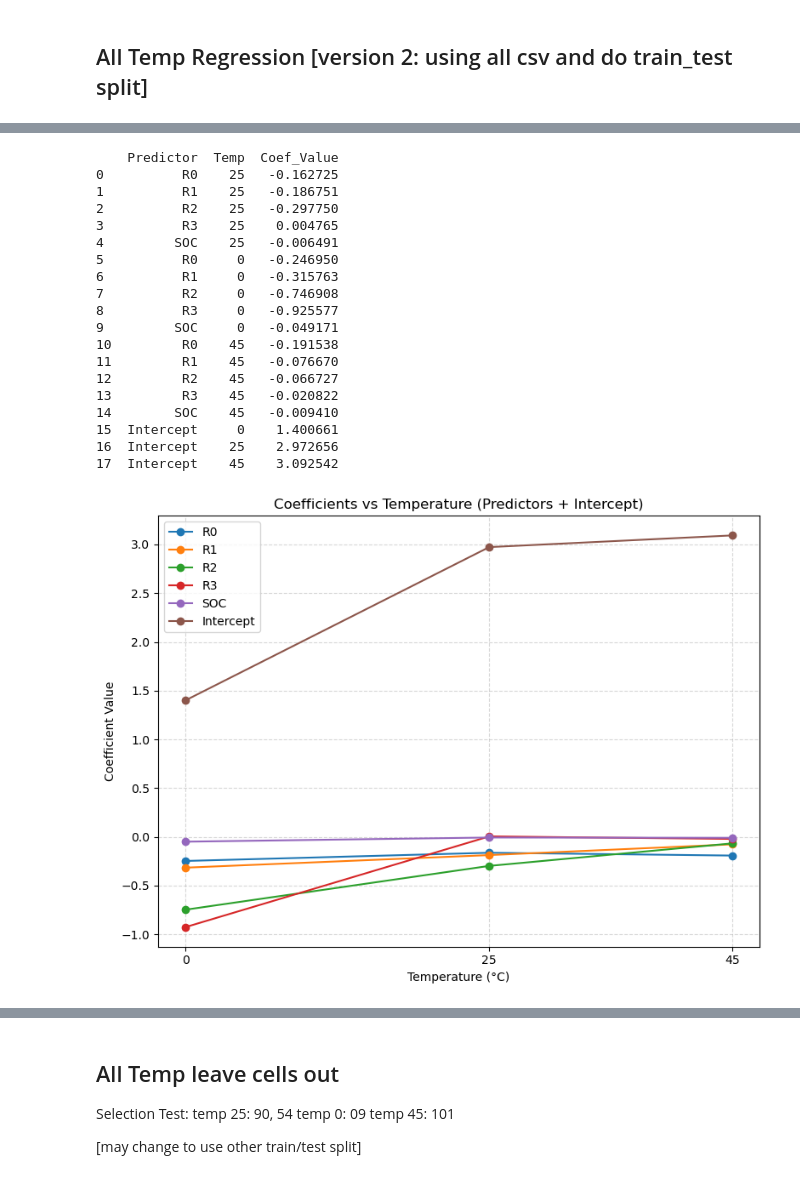
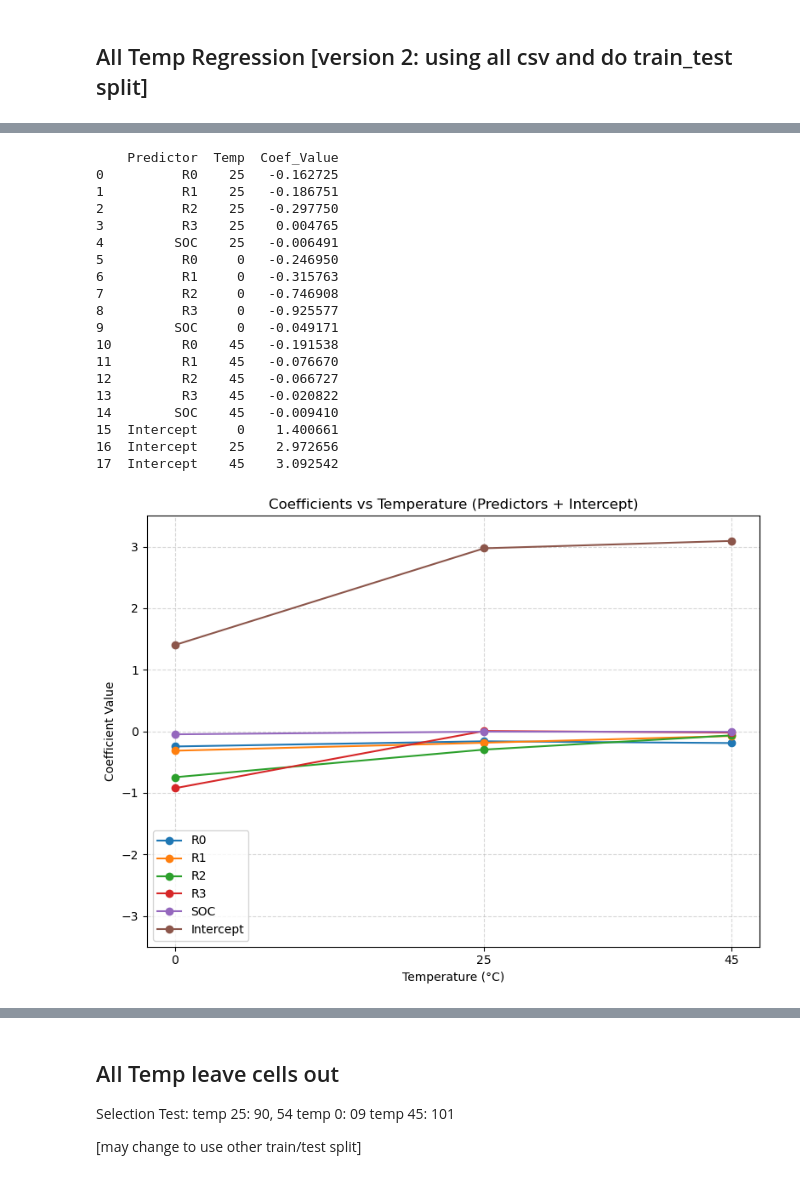
Before and after one commit to ZxZhang914/ECM-battery-research, a Jupyter notebook: SOH_LinearRegression.ipynb, the cells around one changed output, grey strips where cells are left out. Saved outputs shown, nothing was run; the diff lists cells and outputs as text; code cells hidden in the pictures.

```diff
--- a/SOH_LinearRegression.ipynb
+++ b/SOH_LinearRegression.ipynb
@@ -680,7 +680,7 @@ import matplotlib.pyplot as plt
 # 0) Load all data (single source)
 # -------------------------------------------------
 # df_all = pd.read_csv("fulldf_global_all.csv")
-df_all = pd.read_csv("fulldf_global_all.csv")
+df_all = pd.read_csv("fulldf_global_date_G25SOC_all.csv")
 print(df_all.shape)
 
 file_save_dir = "SOH_Regression_Results/AllTemp/"
@@ -1093,32 +1093,32 @@ for pred in all_effects_df["Predictor"].unique():
 
 
 plt.title("Coefficients vs Temperature (Predictors + Intercept)")
 plt.xlabel("Temperature (°C)")
 plt.ylabel("Coefficient Value")
 plt.grid(True, linestyle="--", alpha=0.5)
 plt.xticks([0,25,45])
-# plt.ylim(-3.1, 3.1)
+plt.ylim(-3.5, 3.5)
 plt.legend()
 plt.tight_layout()
 plt.show()
 # %% [output]
     Predictor  Temp  Coef_Value
 0          R0    25   -0.162725
 1          R1    25   -0.186751
 2          R2    25   -0.297750
 3          R3    25    0.004765
 4         SOC    25   -0.006491
 5          R0     0   -0.246950
 6          R1     0   -0.315763
 7          R2     0   -0.746908
 8          R3     0   -0.925577
 9         SOC     0   -0.049171
 10         R0    45   -0.191538
 11         R1    45   -0.076670
 12         R2    45   -0.066727
 13         R3    45   -0.020822
 14        SOC    45   -0.009410
 15  Intercept     0    1.400661
 16  Intercept    25    2.972656
 17  Intercept    45    3.092542
-[figure, old version]
+[figure, new version]
```
Also changed, not shown: parts of 17 cells of this notebook, 3 other files.
